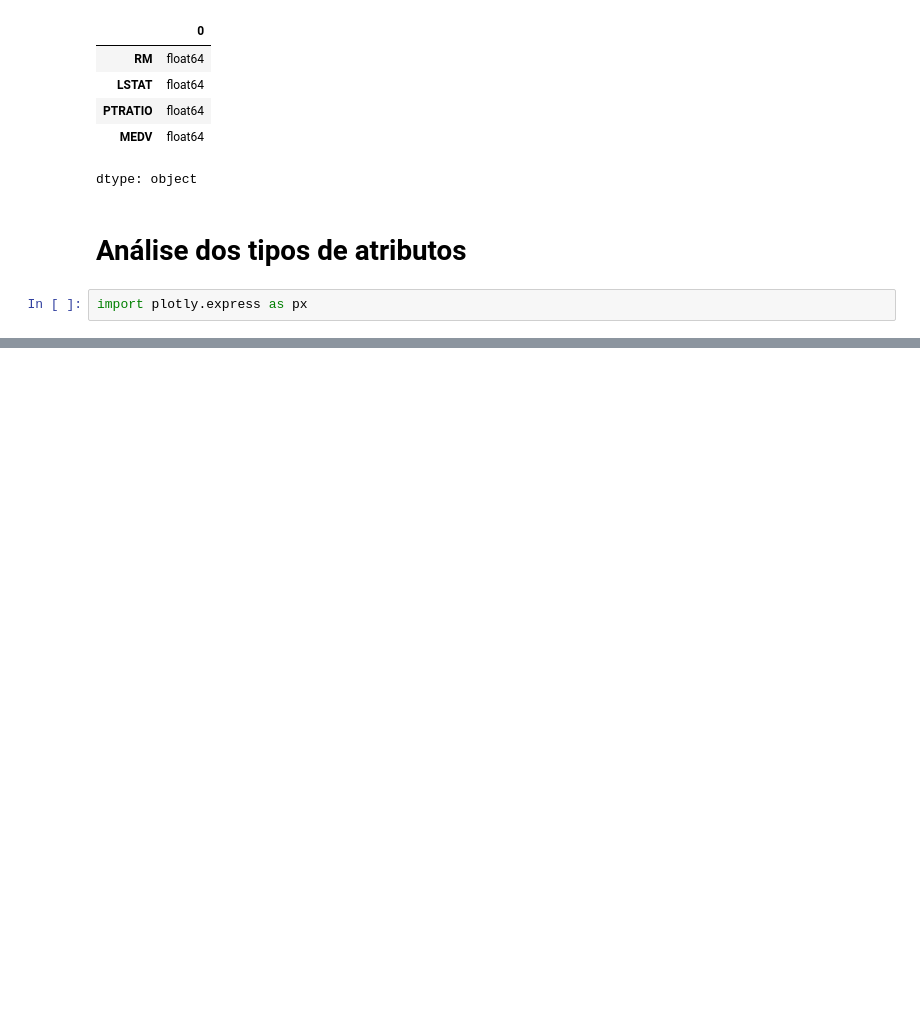
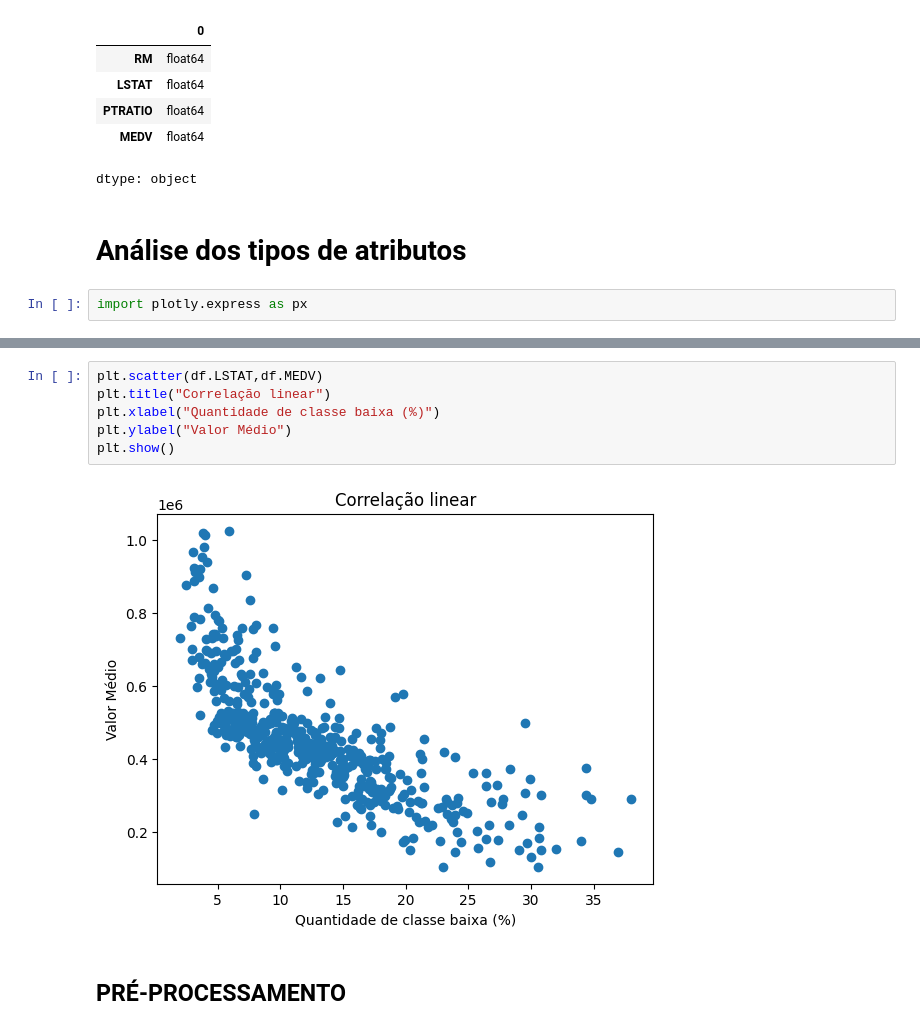
Before and after one commit to Gadugcc/Hiperparametros_SVM, a Jupyter notebook: Hiperparâmetros_Regressão.ipynb, the cells around one changed output, grey strips where cells are left out. Drawn from its saved outputs; the diff is of its cells as text; blank space fills up the shorter version.

```diff
--- a/Hiperparâmetros_Regressão.ipynb
+++ b/Hiperparâmetros_Regressão.ipynb
@@ -85,0 +154,10 @@ box.show()
+# %%
+plt.scatter(df.LSTAT,df.MEDV)
+plt.title("Correlação linear")
+plt.xlabel("Quantidade de classe baixa (%)")
+plt.ylabel("Valor Médio")
+plt.show()
+# %% [output]
+[figure, added]
+# %% [markdown]
+## PRÉ-PROCESSAMENTO
```
Also changed, not shown: parts of 48 cells of this notebook.
